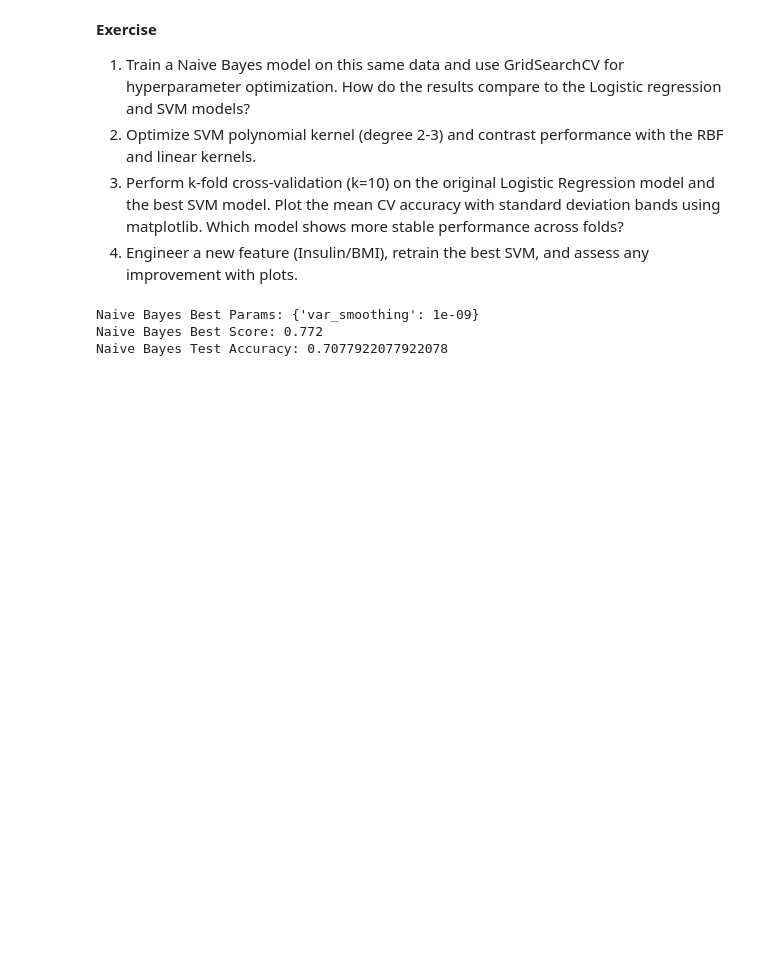
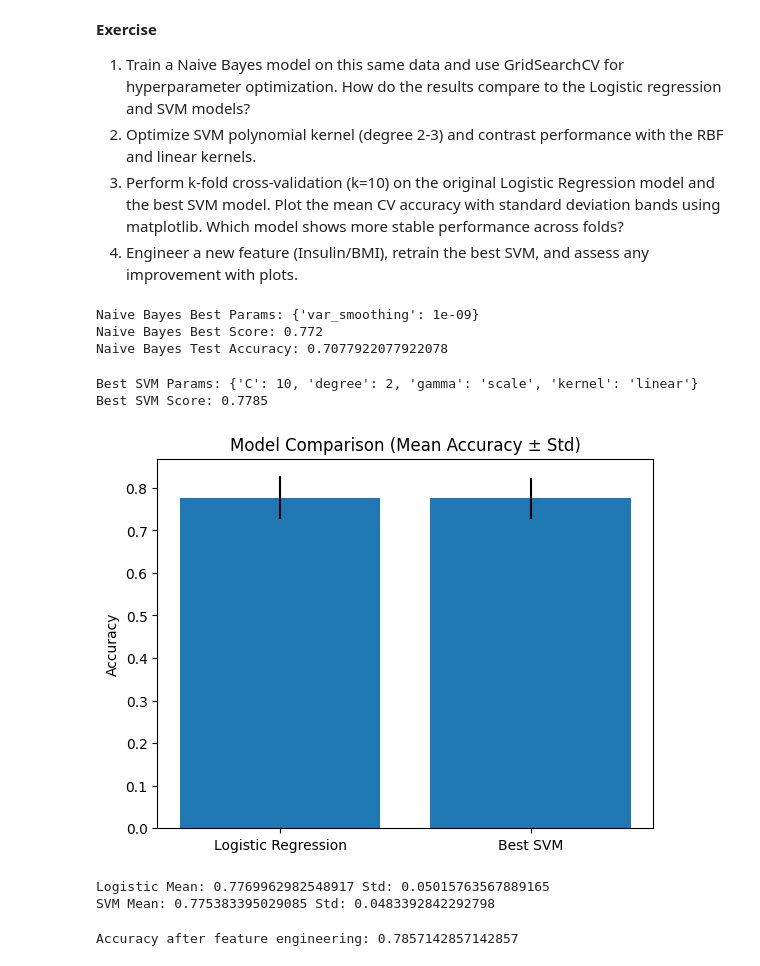
Before and after one commit to melissaviolet/Skill_growth_ds, a Jupyter notebook: Lab 5 - Logistic regression and SVM.ipynb, the cells around one changed output. Cells and saved outputs as stored; diff of their text form; code cells hidden in the pictures; blank space fills up the shorter version.

Commit message:
SVM polynomial kernel vs RBF & linear

```diff
--- a/Lab 5 - Logistic regression and SVM.ipynb
+++ b/Lab 5 - Logistic regression and SVM.ipynb
@@ -209,3 +209,76 @@ print("Naive Bayes Test Accuracy:", accuracy_score(y_test, y_pred_nb))
 Naive Bayes Best Params: {'var_smoothing': 1e-09}
 Naive Bayes Best Score: 0.772
 Naive Bayes Test Accuracy: 0.7077922077922078
+# %%
+param_grid_svm = {
+    "C": [0.1, 1, 10],
+    "kernel": ["linear", "rbf", "poly"],
+    "degree": [2, 3],  # only used for poly
+    "gamma": ["scale", 0.1, 1]
+}
+
+svm = SVC()
+
+grid_svm = GridSearchCV(svm, param_grid_svm, cv=4, scoring="accuracy")
+grid_svm.fit(X_train_scaled, y_train)
+
+print("Best SVM Params:", grid_svm.best_params_)
+print("Best SVM Score:", round(grid_svm.best_score_, 4))
+# %% [output]
+Best SVM Params: {'C': 10, 'degree': 2, 'gamma': 'scale', 'kernel': 'linear'}
+Best SVM Score: 0.7785
+# %%
+from sklearn.model_selection import cross_val_score
+import numpy as np
+import matplotlib.pyplot as plt
+from sklearn.linear_model import LogisticRegression
+
+# Logistic Regression
+log_model = LogisticRegression(max_iter=1000)
+log_scores = cross_val_score(log_model, X_train_scaled, y_train, cv=10)
+
+# Best SVM from previous grid
+best_svm = grid_svm.best_estimator_
+svm_scores = cross_val_score(best_svm, X_train_scaled, y_train, cv=10)
+
+# Compute mean and std
+models = ["Logistic Regression", "Best SVM"]
+means = [log_scores.mean(), svm_scores.mean()]
+stds = [log_scores.std(), svm_scores.std()]
+
+# Plot
+plt.figure()
+plt.bar(models, means, yerr=stds)
+plt.title("Model Comparison (Mean Accuracy ± Std)")
+plt.ylabel("Accuracy")
+plt.show()
+
+print("Logistic Mean:", log_scores.mean(), "Std:", log_scores.std())
+print("SVM Mean:", svm_scores.mean(), "Std:", svm_scores.std())
+# %% [output]
+[figure, added]
+Logistic Mean: 0.7769962982548917 Std: 0.05015763567889165
+SVM Mean: 0.775383395029085 Std: 0.0483392842292798
+# %%
+# Create new feature
+X_train_new = X_train.copy()
+X_test_new = X_test.copy()
+
+X_train_new["Insulin_BMI"] = X_train_new["Insulin"] / (X_train_new["BMI"] + 1e-5)
+X_test_new["Insulin_BMI"] = X_test_new["Insulin"] / (X_test_new["BMI"] + 1e-5)
+
+# Scale again
+scaler_new = StandardScaler()
+X_train_new_scaled = scaler_new.fit_transform(X_train_new)
+X_test_new_scaled = scaler_new.transform(X_test_new)
+
+# Retrain best SVM
+best_svm.fit(X_train_new_scaled, y_train)
+
+# Evaluate
+from sklearn.metrics import accuracy_score
+
+y_pred_new = best_svm.predict(X_test_new_scaled)
+print("Accuracy after feature engineering:", accuracy_score(y_test, y_pred_new))
+# %% [output]
+Accuracy after feature engineering: 0.7857142857142857
```
